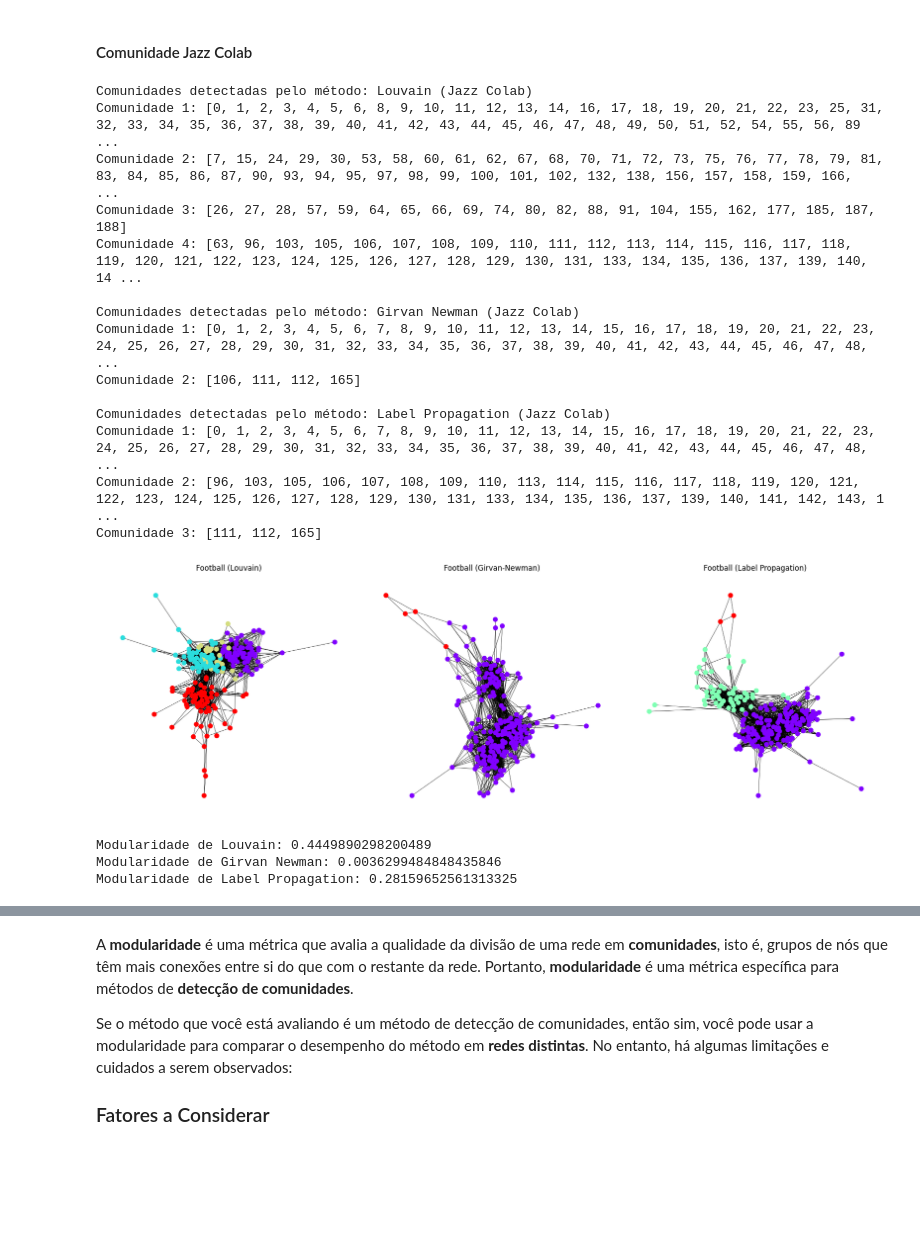
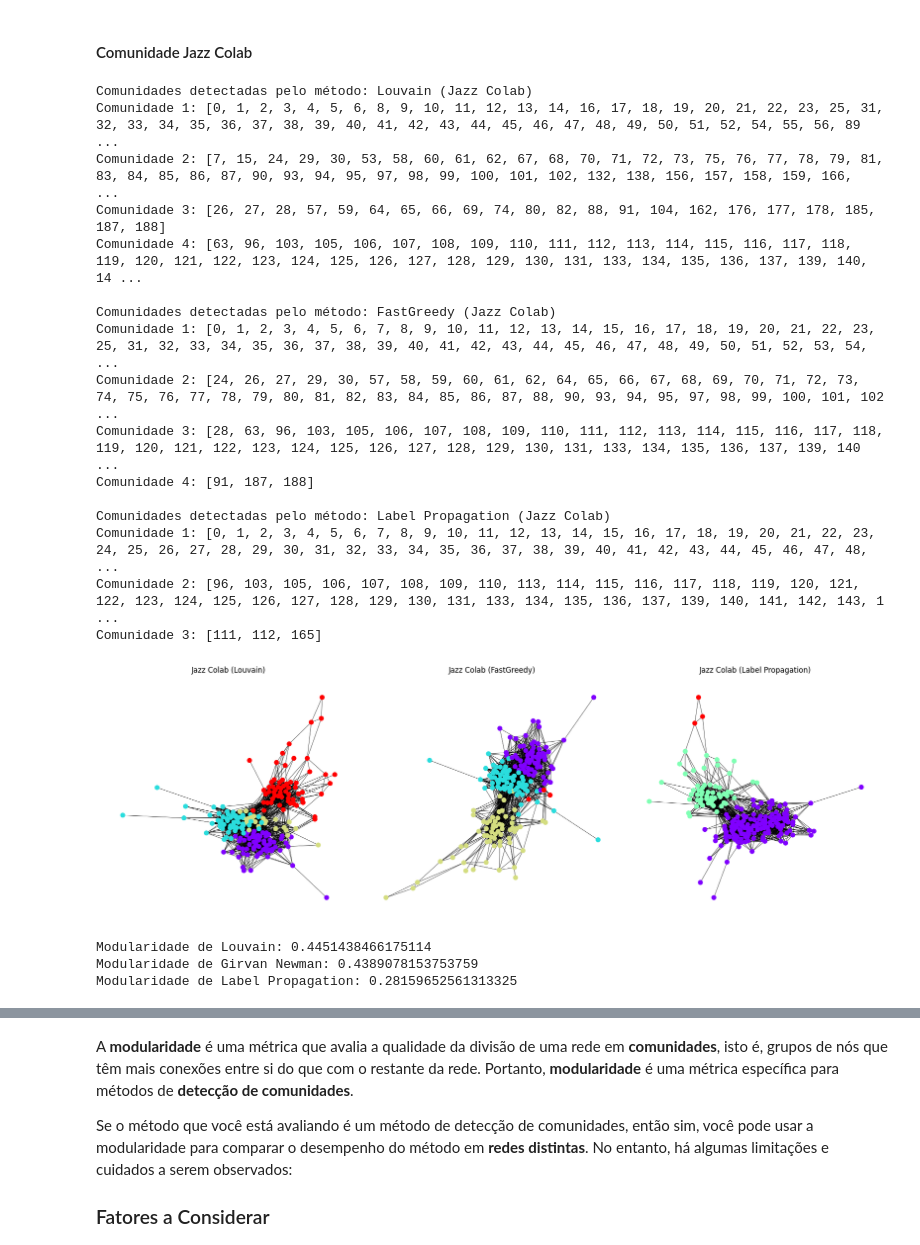
Before and after one commit to VictorFrancheto/logistic-regression, a Jupyter notebook: Prova_1.ipynb, the cells around one changed output, grey strips where cells are left out. Cells and saved outputs as stored; diff of their text form; code cells hidden in the pictures; blank space fills up the shorter version.

```diff
--- a/Prova_1.ipynb
+++ b/Prova_1.ipynb
@@ -275,13 +276,15 @@ def detect_communities_louvain(G_nx):
     """
     return community_louvain.best_partition(G_nx)
 
-def detect_communities_girvan_newman(G_nx):
+def detect_communities_fastgreedy(G_nx):
     """
-    Método de detecção de comunidades utilizando o algoritmo Girvan-Newman.
+    Método de detecção de comunidades utilizando o algoritmo FastGreedy.
     """
-    comp = girvan_newman(G_nx)
-    limited = itertools.takewhile(lambda c: len(c) <= 10, comp)  # Limitar para não ter muitas divisões
-    return next(limited)
+    # Detecta as comunidades utilizando o algoritmo FastGreedy
+    communities = greedy_modularity_communities(G_nx)
+
+    # Converte o conjunto de comunidades em uma lista de listas de nós
+    return [list(community) for community in communities]
 
 def detect_communities_label_propagation(G_nx):
     """
@@ -343,45 +350,48 @@ fig, axs = plt.subplots(ncols=3, figsize=(18, 6))  # 3 colunas para os subplots
 
 # Detectar comunidades usando diferentes métodos
 communities_jazz_l = detect_communities_louvain(G_jazz)
-communities_jazz_g = detect_communities_girvan_newman(G_jazz)
+communities_jazz_g = detect_communities_fastgreedy(G_jazz)
 communities_jazz_p = detect_communities_label_propagation(G_jazz)
 
 
 # Printando as comunidades
 print_communities(communities_jazz_l, "Louvain (Jazz Colab)")
-print_communities(communities_jazz_g, "Girvan Newman (Jazz Colab)")
+print_communities(communities_jazz_g, "FastGreedy (Jazz Colab)")
 print_communities(communities_jazz_p, "Label Propagation (Jazz Colab)")
 
 # Plotar os grafos com as comunidades
-plot_communities(G_jazz, communities_jazz_l, axs[0], "Football (Louvain)")
-plot_communities(G_jazz, communities_jazz_g, axs[1], "Football (Girvan-Newman)")
-plot_communities(G_jazz, communities_jazz_p, axs[2], "Football (Label Propagation)")
+plot_communities(G_jazz, communities_jazz_l, axs[0], "Jazz Colab (Louvain)")
+plot_communities(G_jazz, communities_jazz_g, axs[1], "Jazz Colab (FastGreedy)")
+plot_communities(G_jazz, communities_jazz_p, axs[2], "Jazz Colab (Label Propagation)")
 
 # Mostrar o gráfico
 plt.tight_layout()  # Ajustar espaçamento entre os subplots
+plt.savefig('rede_jazz_comunidade.jpg', format='jpeg')
 plt.show()
 
 print(f'Modularidade de Louvain: {calculate_modularity(G_jazz, communities_jazz_l)}')
 print(f'Modularidade de Girvan Newman: {calculate_modularity(G_jazz, communities_jazz_g)}')
 print(f'Modularidade de Label Propagation: {calculate_modularity(G_jazz, communities_jazz_p)}')
 # %% [output]
 Comunidades detectadas pelo método: Louvain (Jazz Colab)
 Comunidade 1: [0, 1, 2, 3, 4, 5, 6, 8, 9, 10, 11, 12, 13, 14, 16, 17, 18, 19, 20, 21, 22, 23, 25, 31, 32, 33, 34, 35, 36, 37, 38, 39, 40, 41, 42, 43, 44, 45, 46, 47, 48, 49, 50, 51, 52, 54, 55, 56, 89 ...
 Comunidade 2: [7, 15, 24, 29, 30, 53, 58, 60, 61, 62, 67, 68, 70, 71, 72, 73, 75, 76, 77, 78, 79, 81, 83, 84, 85, 86, 87, 90, 93, 94, 95, 97, 98, 99, 100, 101, 102, 132, 138, 156, 157, 158, 159, 166,  ...
-Comunidade 3: [26, 27, 28, 57, 59, 64, 65, 66, 69, 74, 80, 82, 88, 91, 104, 155, 162, 177, 185, 187, 188]
+Comunidade 3: [26, 27, 28, 57, 59, 64, 65, 66, 69, 74, 80, 82, 88, 91, 104, 162, 176, 177, 178, 185, 187, 188]
 Comunidade 4: [63, 96, 103, 105, 106, 107, 108, 109, 110, 111, 112, 113, 114, 115, 116, 117, 118, 119, 120, 121, 122, 123, 124, 125, 126, 127, 128, 129, 130, 131, 133, 134, 135, 136, 137, 139, 140, 14 ...
 
-Comunidades detectadas pelo método: Girvan Newman (Jazz Colab)
-Comunidade 1: [0, 1, 2, 3, 4, 5, 6, 7, 8, 9, 10, 11, 12, 13, 14, 15, 16, 17, 18, 19, 20, 21, 22, 23, 24, 25, 26, 27, 28, 29, 30, 31, 32, 33, 34, 35, 36, 37, 38, 39, 40, 41, 42, 43, 44, 45, 46, 47, 48, ...
-Comunidade 2: [106, 111, 112, 165]
+Comunidades detectadas pelo método: FastGreedy (Jazz Colab)
+Comunidade 1: [0, 1, 2, 3, 4, 5, 6, 7, 8, 9, 10, 11, 12, 13, 14, 15, 16, 17, 18, 19, 20, 21, 22, 23, 25, 31, 32, 33, 34, 35, 36, 37, 38, 39, 40, 41, 42, 43, 44, 45, 46, 47, 48, 49, 50, 51, 52, 53, 54, ...
+Comunidade 2: [24, 26, 27, 29, 30, 57, 58, 59, 60, 61, 62, 64, 65, 66, 67, 68, 69, 70, 71, 72, 73, 74, 75, 76, 77, 78, 79, 80, 81, 82, 83, 84, 85, 86, 87, 88, 90, 93, 94, 95, 97, 98, 99, 100, 101, 102 ...
+Comunidade 3: [28, 63, 96, 103, 105, 106, 107, 108, 109, 110, 111, 112, 113, 114, 115, 116, 117, 118, 119, 120, 121, 122, 123, 124, 125, 126, 127, 128, 129, 130, 131, 133, 134, 135, 136, 137, 139, 140 ...
+Comunidade 4: [91, 187, 188]
 
 Comunidades detectadas pelo método: Label Propagation (Jazz Colab)
 Comunidade 1: [0, 1, 2, 3, 4, 5, 6, 7, 8, 9, 10, 11, 12, 13, 14, 15, 16, 17, 18, 19, 20, 21, 22, 23, 24, 25, 26, 27, 28, 29, 30, 31, 32, 33, 34, 35, 36, 37, 38, 39, 40, 41, 42, 43, 44, 45, 46, 47, 48, ...
 Comunidade 2: [96, 103, 105, 106, 107, 108, 109, 110, 113, 114, 115, 116, 117, 118, 119, 120, 121, 122, 123, 124, 125, 126, 127, 128, 129, 130, 131, 133, 134, 135, 136, 137, 139, 140, 141, 142, 143, 1 ...
 Comunidade 3: [111, 112, 165]
-[figure, old version]
+[figure, new version]
-Modularidade de Louvain: 0.4449890298200489
-Modularidade de Girvan Newman: 0.0036299484848435846
+Modularidade de Louvain: 0.4451438466175114
+Modularidade de Girvan Newman: 0.4389078153753759
 Modularidade de Label Propagation: 0.28159652561313325
 # %%
 # Criar a figura com 3 subplots lado a lado
```
Also changed, not shown: parts of 5 cells of this notebook.
